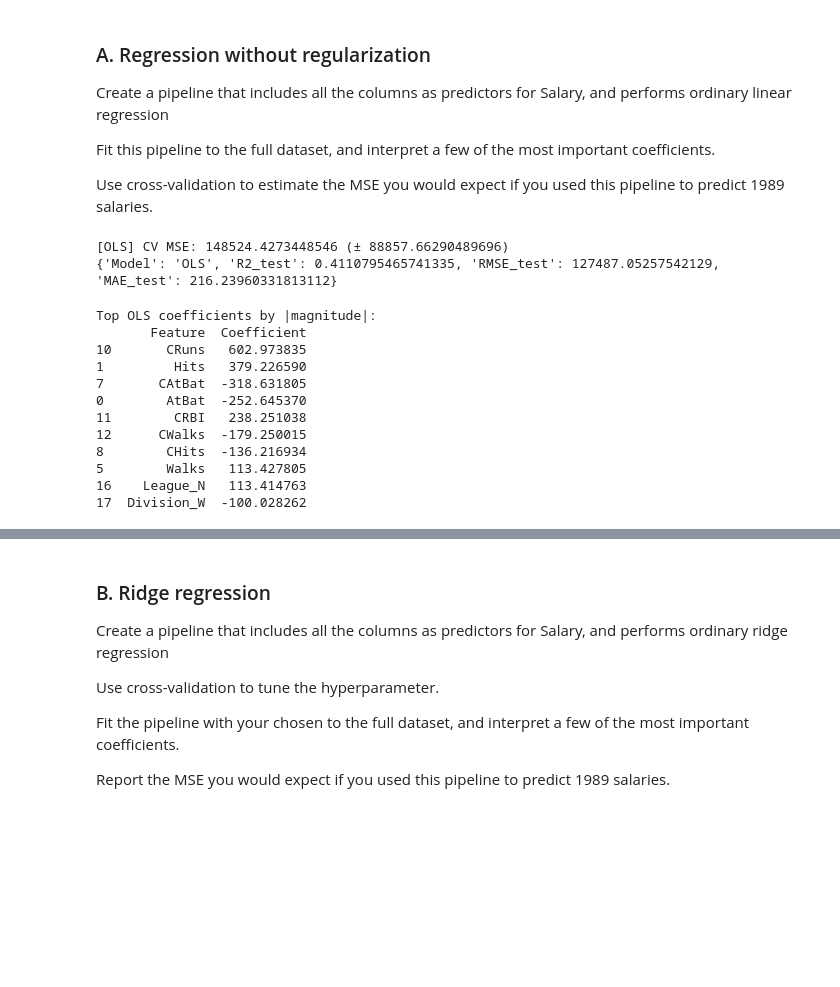
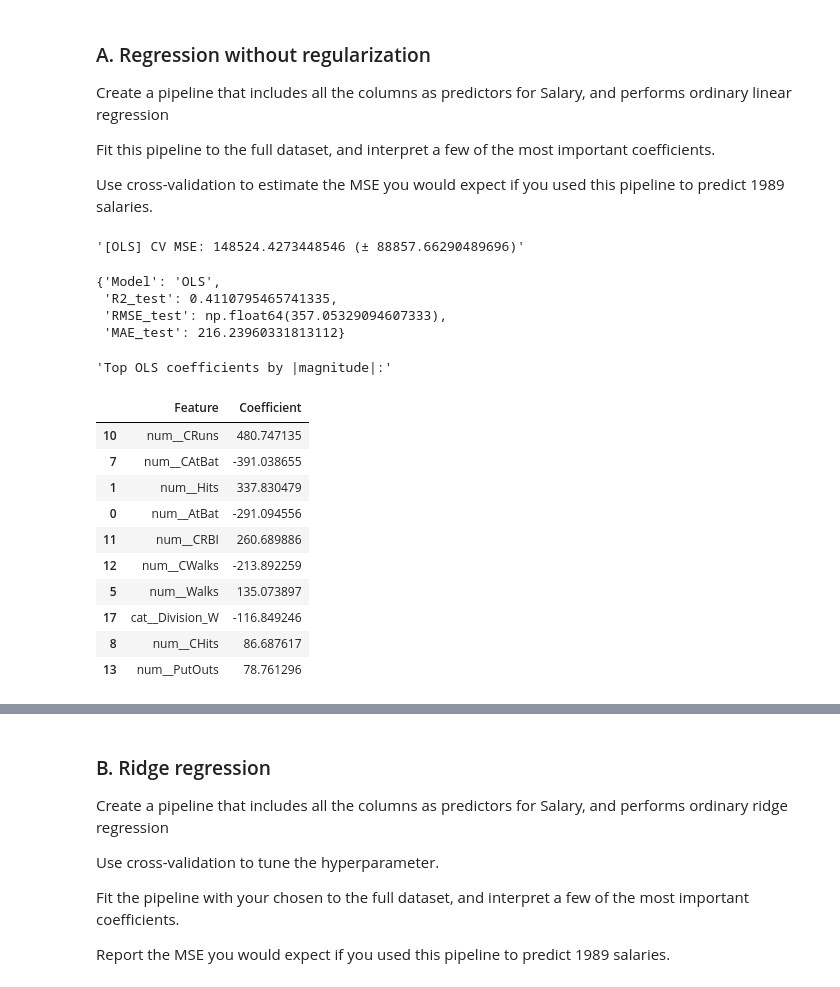
Before and after one commit to NavSanya/GSB544_Projects, a Jupyter notebook: Week7/Lab6/Lab6.ipynb, the cells around one changed output, grey strips where cells are left out. Drawn from its saved outputs; the diff is of its cells as text; code cells hidden in the pictures; blank space fills up the shorter version.

```diff
--- a/Week7/Lab6/Lab6.ipynb
+++ b/Week7/Lab6/Lab6.ipynb
@@ -52,7 +59,8 @@ After drop: (263, 20)
 X = df.drop(columns=["Salary"])
 y = df["Salary"]
 # %%
+num_sel = make_column_selector(dtype_include=np.number)
+cat_sel = make_column_selector(dtype_exclude=np.number)
 
-# Identify categorical and numeric columns
-cat_cols = X.select_dtypes(include=["object"]).columns.tolist()
-num_cols = X.select_dtypes(include=np.number).columns.tolist()
+num_cols = num_sel(X)
+cat_cols = cat_sel(X)
@@ -63,9 +94,9 @@ X_train, X_test, y_train, y_test = train_test_split(X, y, test_size=0.25, random
 preprocessor = ColumnTransformer(
     transformers=[
         ("num", StandardScaler(), num_cols),
-        ("cat", OneHotEncoder(drop="first"), cat_cols)
+        ("cat", OneHotEncoder(drop="first", sparse_output=False), cat_cols)
     ],
-    remainder="passthrough"  # keep any unexpected columns
+    remainder="passthrough"
 )
 # %%
 def cv_mse(pipeline, Xtr, ytr, cv=5):
@@ -84 +118,5 @@ def evaluate_full(model, X_train, X_test, y_train, y_test, name="model"):
     }
+# %%
+def get_feature_names(fitted_pipe):
+        ct = fitted_pipe.named_steps["preprocessor"]
+        return ct.get_feature_names_out()
@@ -99,38 +144,35 @@ ols_pipe = Pipeline([
 
 ols_cv_mse_mean, ols_cv_mse_sd = cv_mse(ols_pipe, X_train, y_train, cv=5)
 ols_results = evaluate_full(ols_pipe, X_train, X_test, y_train, y_test, "OLS")
-print(f"[OLS] CV MSE: {ols_cv_mse_mean} (± {ols_cv_mse_sd})")
-print(ols_results)
-# %% [output]
-[OLS] CV MSE: 148524.4273448546 (± 88857.66290489696)
-{'Model': 'OLS', 'R2_test': 0.4110795465741335, 'RMSE_test': 127487.05257542129, 'MAE_test': 216.23960331813112}
+# %%
+display(f"[OLS] CV MSE: {ols_cv_mse_mean} (± {ols_cv_mse_sd})")
+display(ols_results)
+# %% [output]
+'[OLS] CV MSE: 148524.4273448546 (± 88857.66290489696)'
+{'Model': 'OLS',
+ 'R2_test': 0.4110795465741335,
+ 'RMSE_test': np.float64(357.05329094607333),
+ 'MAE_test': 216.23960331813112}
 # %%
-ols_pipe.fit(X_train, y_train)
+ols_pipe.fit(X, y)
 # names after preprocessing
-num_names = num_cols
-cat_names = []
-if len(cat_cols) > 0:
-    cat_names = list(
-        ols_pipe.named_steps["preprocessor"]
-        .named_transformers_["cat"]
-        .get_feature_names_out(cat_cols)
-    )
+feat_names_all = get_feature_names(ols_pipe)
+
+coefs_ols = ols_pipe.named_steps["model"].coef_
+coef_df_ols = pd.DataFrame({"Feature": feat_names_all, "Coefficient": coefs_ols})
-# %%
-feat_names_all = num_names + cat_names + (X_train.columns.difference(num_cols + cat_cols).tolist() if False else [])
-coefs_ols = ols_pipe.named_steps["model"].coef_
-coef_df_ols = pd.DataFrame({"Feature": feat_names_all, "Coefficient": coefs_ols})
-print("\nTop OLS coefficients by |magnitude|:")
-print(coef_df_ols.reindex(coef_df_ols.Coefficient.abs().sort_values(ascending=False).index).head(10))
-# %% [output]
-Top OLS coefficients by |magnitude|:
-       Feature  Coefficient
-10       CRuns   602.973835
-1         Hits   379.226590
-7       CAtBat  -318.631805
-0        AtBat  -252.645370
-11        CRBI   238.251038
-12      CWalks  -179.250015
-8        CHits  -136.216934
-5        Walks   113.427805
-16    League_N   113.414763
-17  Division_W  -100.028262
+# %%
+display("Top OLS coefficients by |magnitude|:")
+display(coef_df_ols.reindex(coef_df_ols.Coefficient.abs().sort_values(ascending=False).index).head(10))
+# %% [output]
+'Top OLS coefficients by |magnitude|:'
+|  | Feature | Coefficient |
+| 10 | num__CRuns | 480.747135 |
+| 7 | num__CAtBat | -391.038655 |
+| 1 | num__Hits | 337.830479 |
+| 0 | num__AtBat | -291.094556 |
+| 11 | num__CRBI | 260.689886 |
+| 12 | num__CWalks | -213.892259 |
+| 5 | num__Walks | 135.073897 |
+| 17 | cat__Division_W | -116.849246 |
+| 8 | num__CHits | 86.687617 |
+| 13 | num__PutOuts | 78.761296 |
```
Also changed, not shown: parts of 48 cells of this notebook, 9 other files.
